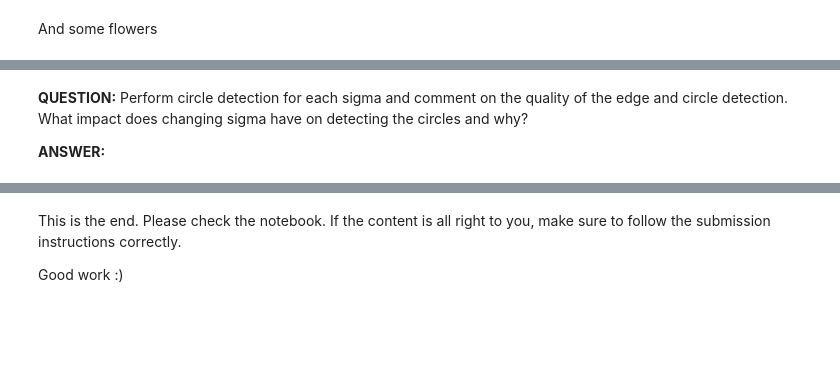
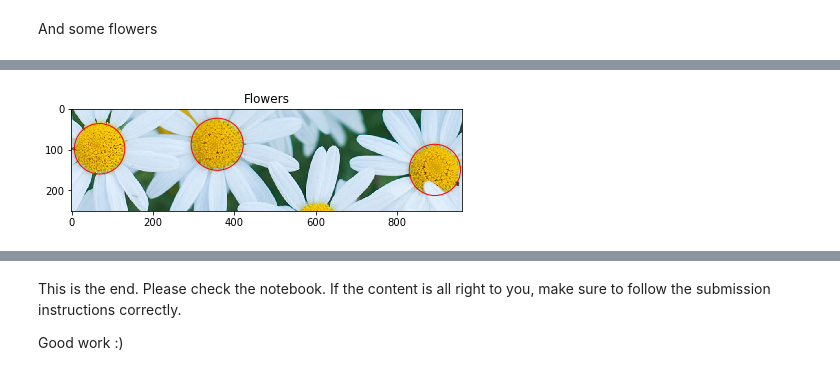
Before and after one commit to boundtotheearth/CS4243-Labs, a Jupyter notebook: lab2/lab2.ipynb, the cells around one changed output, grey strips where cells are left out. Saved outputs shown, nothing was run; the diff lists cells and outputs as text; code cells hidden in the pictures; blank space fills up the shorter version.

```diff
--- a/lab2/lab2.ipynb
+++ b/lab2/lab2.ipynb
@@ -408,14 +458,12 @@ flower_edge = edge_linking(weak_edges, strong_edges)
 # %%
 # Feel free to use either hough_vote_circles or hough_vote_circles_grad
 u = hough_vote_circles(flower_edge, [50, 70])
 
-flower_local = find_peak_params(u[0], [u[1],u[2],u[3]],8,0.8)
+flower_local = find_peak_params(u[0], [u[1],u[2],u[3]],8,0.77)
 draw_circles(flower_local, flower_path, "Flowers")
+# %% [output]
+[figure, added]
 # %% [markdown]
 Expected answer:
 
 <img src='data/output/flowers_ans.png' width="400" height="150">
-# %% [markdown]
-**QUESTION:** Perform circle detection for each sigma and comment on the quality of the edge and circle detection. What impact does changing sigma have on detecting the circles and why?
-
-**ANSWER:**
```
Also changed, not shown: parts of 10 cells of this notebook, 1 other file.
